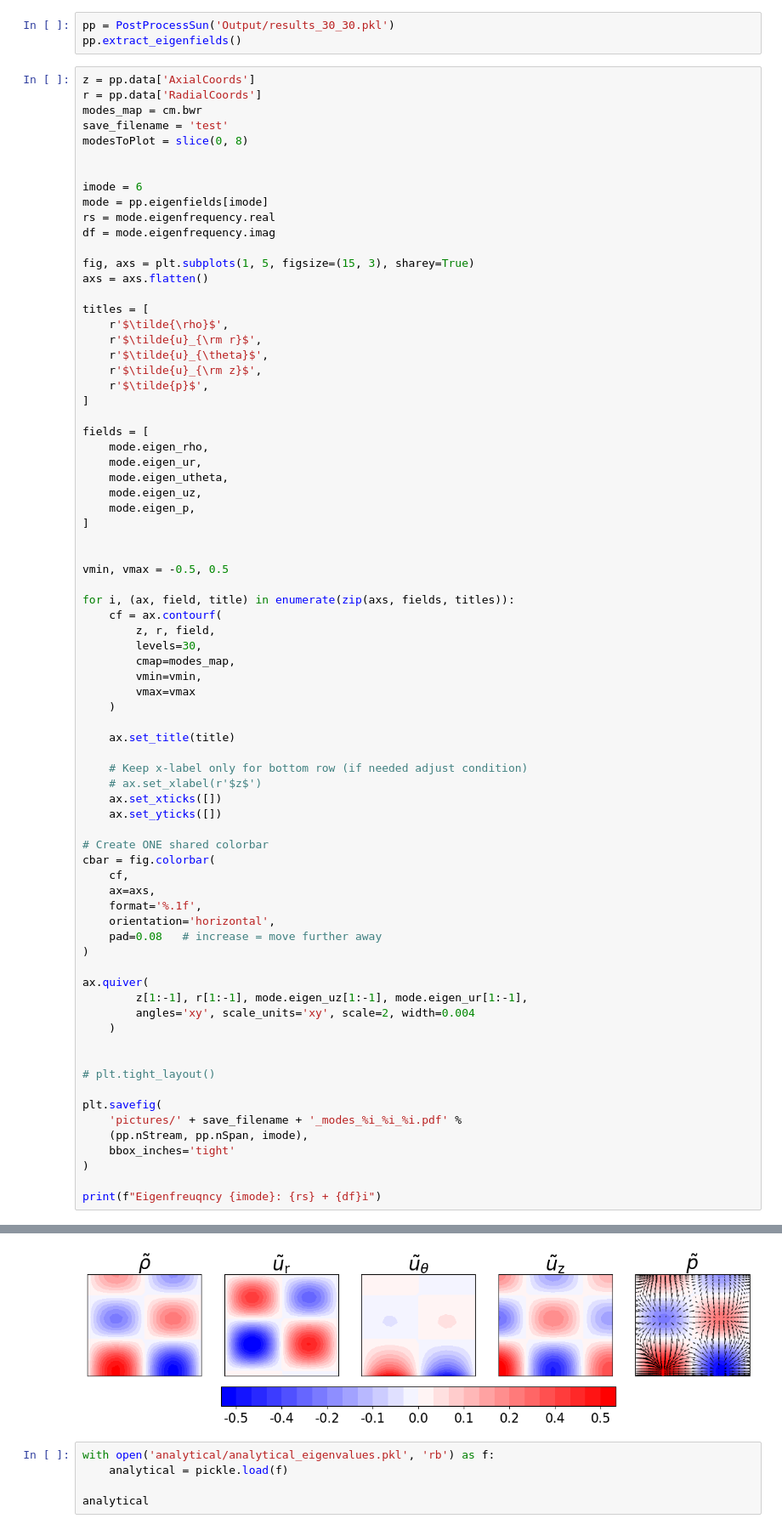
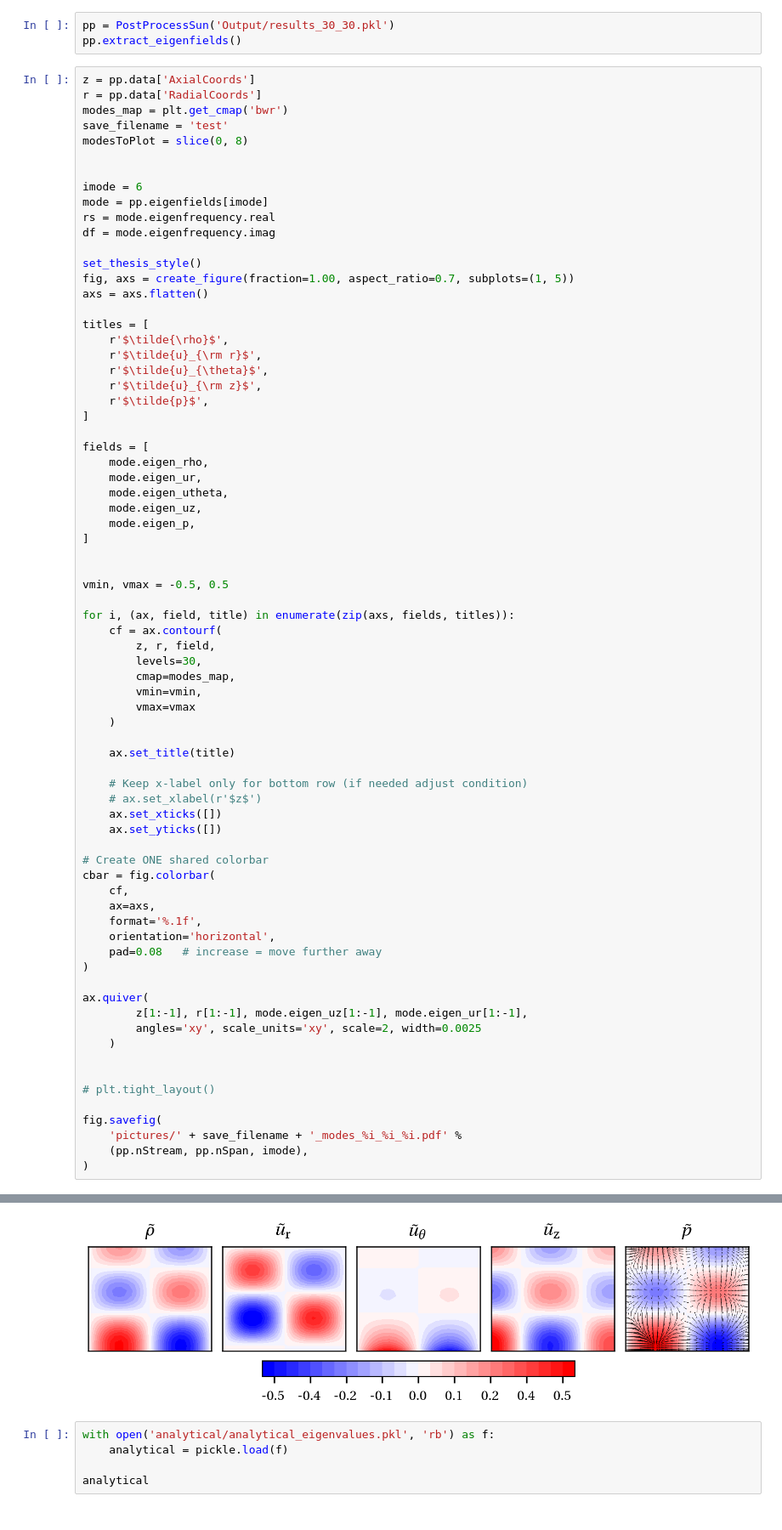
Before and after one commit to Propulsion-Power-TU-Delft/unsflow, a Jupyter notebook: testcases/sun/testcases/annular_duct/single_block/alternative_geometry/04_Post_Process.ipynb, the cells around one changed output, grey strips where cells are left out. Shown at 85% size. Saved outputs shown, nothing was run; the diff lists cells and outputs as text.

```diff
--- a/testcases/sun/testcases/annular_duct/single_block/alternative_geometry/04_Post_Process.ipynb
+++ b/testcases/sun/testcases/annular_duct/single_block/alternative_geometry/04_Post_Process.ipynb
@@ -11,7 +11,7 @@ pp.extract_eigenfields()
 # %%
 z = pp.data['AxialCoords']
 r = pp.data['RadialCoords']
-modes_map = cm.bwr
+modes_map = plt.get_cmap('bwr')
 save_filename = 'test'
 modesToPlot = slice(0, 8)
 
@@ -21,7 +21,8 @@ mode = pp.eigenfields[imode]
 rs = mode.eigenfrequency.real
 df = mode.eigenfrequency.imag
 
-fig, axs = plt.subplots(1, 5, figsize=(15, 3), sharey=True)
+set_thesis_style()
+fig, axs = create_figure(fraction=1.00, aspect_ratio=0.7, subplots=(1, 5))
 axs = axs.flatten()
 
 titles = [
@@ -70,17 +71,14 @@ cbar = fig.colorbar(
 
 ax.quiver(
         z[1:-1], r[1:-1], mode.eigen_uz[1:-1], mode.eigen_ur[1:-1],
-        angles='xy', scale_units='xy', scale=2, width=0.004
+        angles='xy', scale_units='xy', scale=2, width=0.0025
     )
 
 
 # plt.tight_layout()
 
-plt.savefig(
+fig.savefig(
     'pictures/' + save_filename + '_modes_%i_%i_%i.pdf' %
     (pp.nStream, pp.nSpan, imode),
-    bbox_inches='tight'
 )
-
-print(f"Eigenfreuqncy {imode}: {rs} + {df}i")
 # %% [output]
@@ -88,4 +85,4 @@ Eigenfreuqncy 6: 14101.303243617258 + -2.8089738178401265e-09i
-[figure, old version]
+[figure, new version]
 # %%
 with open('analytical/analytical_eigenvalues.pkl', 'rb') as f:
     analytical = pickle.load(f)
```
Also changed, not shown: parts of 3 cells of this notebook, 8 other files.
